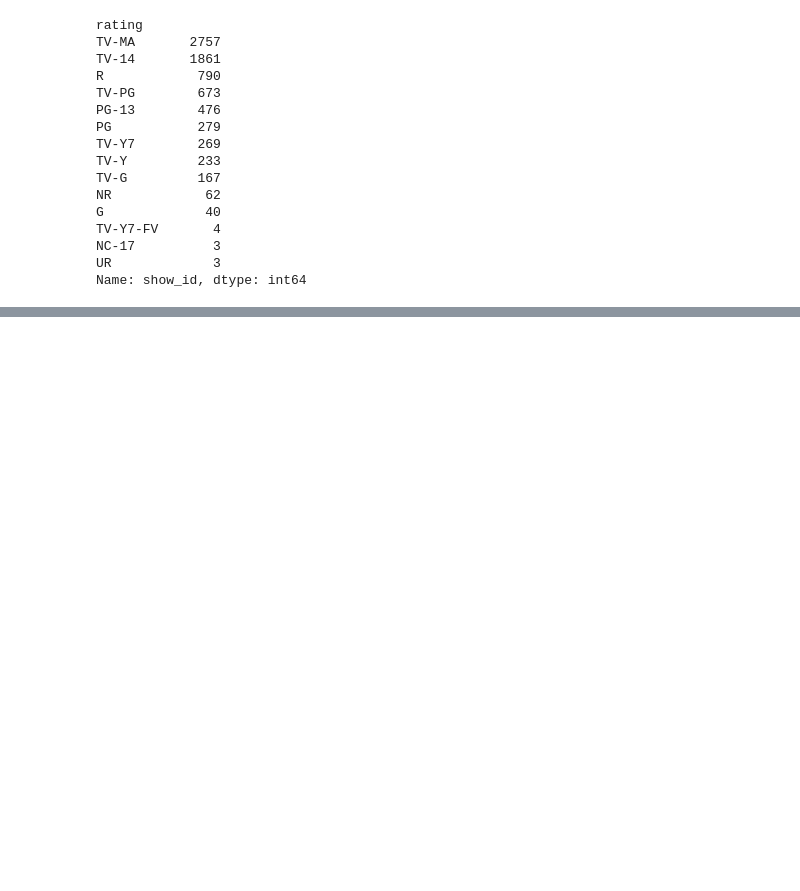
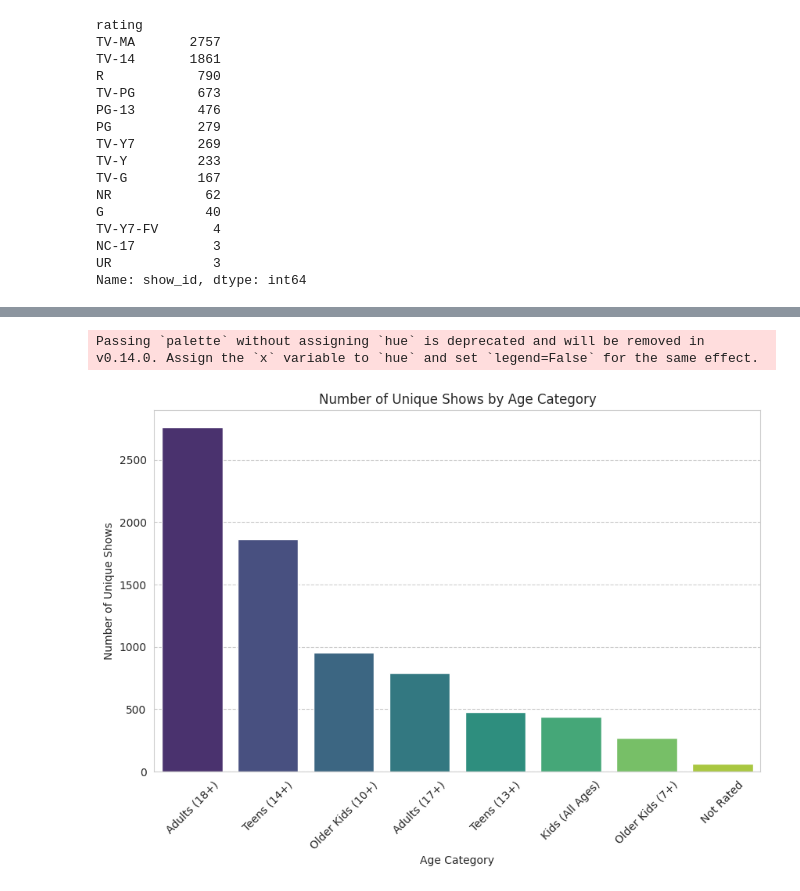
Before and after one commit to DSabarish/netflix_data_analysis, a Jupyter notebook: Netflix_29.ipynb, the cells around one changed output, grey strips where cells are left out. Saved outputs shown, nothing was run; the diff lists cells and outputs as text; code cells hidden in the pictures; blank space fills up the shorter version.

```diff
--- a/Netflix_29.ipynb
+++ b/Netflix_29.ipynb
@@ -1468,0 +1554,54 @@ fig.show()
+# %%
+import pandas as pd
+import matplotlib.pyplot as plt
+import seaborn as sns
+
+# # Sample data
+# data = pd.DataFrame({
+#     'show_id': ['s1', 's2', 's3', 's4', 's5', 's6', 's7', 's8', 's9', 's10', 's11', 's12', 's13', 's14'],
+#     'rating': ['TV-MA', 'TV-14', 'R', 'TV-PG', 'PG-13', 'PG', 'TV-Y7', 'TV-Y', 'TV-G', 'NR', 'G', 'TV-Y7-FV', 'NC-17', 'UR']
+# })
+
+# Group by 'rating' and count the number of unique 'show_id' for each rating
+ratings_count = data.groupby('rating')['show_id'].nunique().sort_values(ascending=False).reset_index()
+
+# Define the mapping of ratings to age categories
+ratings = {
+    'TV-MA': 'Adults (18+)',          # Mature Audience Only
+    'TV-14': 'Teens (14+)',           # Parents Strongly Cautioned
+    'TV-PG': 'Older Kids (10+)',      # Parental Guidance Suggested
+    'TV-Y7-FV': 'Older Kids (7+)',    # Directed to Older Children - Fantasy Violence
+    'TV-Y7': 'Older Kids (7+)',       # Directed to Older Children
+    'TV-Y': 'Kids (All Ages)',        # All Children
+    'TV-G': 'Kids (All Ages)',        # General Audience
+    'R': 'Adults (17+)',              # Restricted
+    'PG-13': 'Teens (13+)',           # Parents Strongly Cautioned
+    'PG': 'Older Kids (10+)',         # Parental Guidance Suggested
+    'G': 'Kids (All Ages)',           # General Audience
+    'NC-17': 'Adults (18+)',          # Adults Only
+    'NR': 'Not Rated',                # Not Rated
+    'UR': 'Not Rated'                 # Unrated
+}
+
+
+# Replace the 'rating' values with the corresponding age categories
+data['age_category'] = data['rating'].map(ratings)
+
+# Group by the new 'age_category' column and count the unique 'show_id' for each category
+age_category_count = data.groupby('age_category')['show_id'].nunique().sort_values(ascending=False)
+age_category_count
+# Print the resulting dictionary to verify the result
+age_category_count_dict = age_category_count.to_dict()
+age_category_count_dict
+
+# Plotting the result using Seaborn and Matplotlib
+plt.figure(figsize=(10, 6))
+sns.barplot(x=list(age_category_count_dict.keys()), y=list(age_category_count_dict.values()), palette='viridis')
+plt.title('Number of Unique Shows by Age Category')
+plt.xlabel('Age Category')
+plt.ylabel('Number of Unique Shows')
+plt.xticks(rotation=45)
+plt.show()
+# %% [output]
+Passing `palette` without assigning `hue` is deprecated and will be removed in v0.14.0. Assign the `x` variable to `hue` and set `legend=False` for the same effect.
+[figure, added]
```
Also changed, not shown: parts of 12 cells of this notebook.
